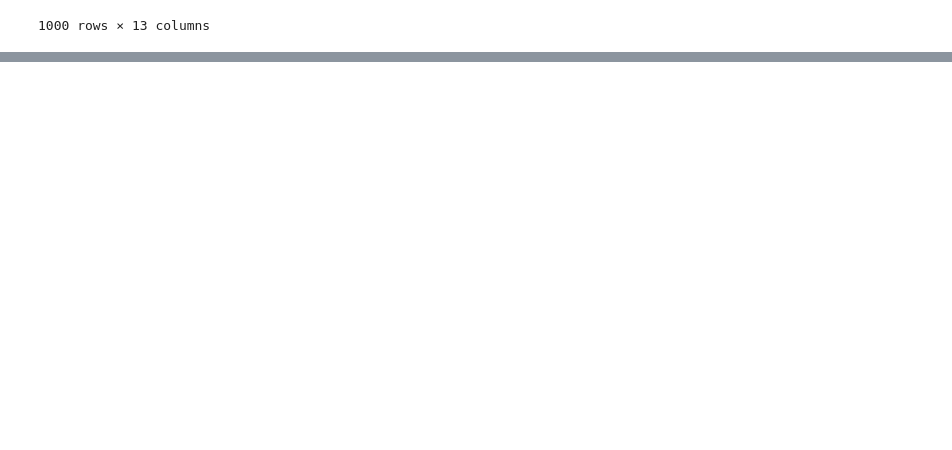
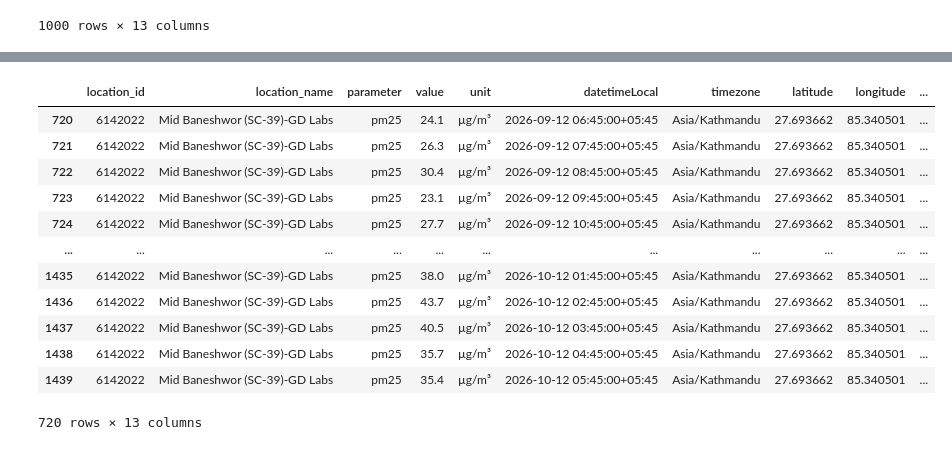
Before and after one commit to Laxmination/Kathmandu-PM2.5-Forecasting, a Jupyter notebook: OpenAQdatasetCleaning/MidBaneswor data cleaning.ipynb, the cells around one changed output, grey strips where cells are left out. Drawn from its saved outputs; the diff is of its cells as text; code cells hidden in the pictures; blank space fills up the shorter version.

```diff
--- a/OpenAQdatasetCleaning/MidBaneswor data cleaning.ipynb
+++ b/OpenAQdatasetCleaning/MidBaneswor data cleaning.ipynb
@@ -107,0 +187,20 @@ cleaned.to_csv('cleaned_MidBanesworLast365days.csv', index=False)
+# %%
+# seperating date and time
+cleaned1['datetimeLocal']=pd.to_datetime(cleaned1['datetimeLocal'])
+cleaned1['date']=cleaned1['datetimeLocal'].dt.date
+cleaned1['time']=cleaned1['datetimeLocal'].dt.strftime('%H:%M:%S')
+cleaned1
+# %% [output]
+|  | location_id | location_name | parameter | value | unit | datetimeLocal | timezone | latitude | longitude | ... |
+| 720 | 6142022 | Mid Baneshwor (SC-39)-GD Labs | pm25 | 24.1 | µg/m³ | 2026-09-12 06:45:00+05:45 | Asia/Kathmandu | 27.693662 | 85.340501 | ... |
+| 721 | 6142022 | Mid Baneshwor (SC-39)-GD Labs | pm25 | 26.3 | µg/m³ | 2026-09-12 07:45:00+05:45 | Asia/Kathmandu | 27.693662 | 85.340501 | ... |
+| 722 | 6142022 | Mid Baneshwor (SC-39)-GD Labs | pm25 | 30.4 | µg/m³ | 2026-09-12 08:45:00+05:45 | Asia/Kathmandu | 27.693662 | 85.340501 | ... |
+| 723 | 6142022 | Mid Baneshwor (SC-39)-GD Labs | pm25 | 23.1 | µg/m³ | 2026-09-12 09:45:00+05:45 | Asia/Kathmandu | 27.693662 | 85.340501 | ... |
+| 724 | 6142022 | Mid Baneshwor (SC-39)-GD Labs | pm25 | 27.7 | µg/m³ | 2026-09-12 10:45:00+05:45 | Asia/Kathmandu | 27.693662 | 85.340501 | ... |
+| ... | ... | ... | ... | ... | ... | ... | ... | ... | ... | ... |
+| 1435 | 6142022 | Mid Baneshwor (SC-39)-GD Labs | pm25 | 38.0 | µg/m³ | 2026-10-12 01:45:00+05:45 | Asia/Kathmandu | 27.693662 | 85.340501 | ... |
+| 1436 | 6142022 | Mid Baneshwor (SC-39)-GD Labs | pm25 | 43.7 | µg/m³ | 2026-10-12 02:45:00+05:45 | Asia/Kathmandu | 27.693662 | 85.340501 | ... |
+| 1437 | 6142022 | Mid Baneshwor (SC-39)-GD Labs | pm25 | 40.5 | µg/m³ | 2026-10-12 03:45:00+05:45 | Asia/Kathmandu | 27.693662 | 85.340501 | ... |
+| 1438 | 6142022 | Mid Baneshwor (SC-39)-GD Labs | pm25 | 35.7 | µg/m³ | 2026-10-12 04:45:00+05:45 | Asia/Kathmandu | 27.693662 | 85.340501 | ... |
+| 1439 | 6142022 | Mid Baneshwor (SC-39)-GD Labs | pm25 | 35.4 | µg/m³ | 2026-10-12 05:45:00+05:45 | Asia/Kathmandu | 27.693662 | 85.340501 | ... |
+720 rows × 13 columns
```
Also changed, not shown: parts of 7 cells of this notebook, 2 other files.
